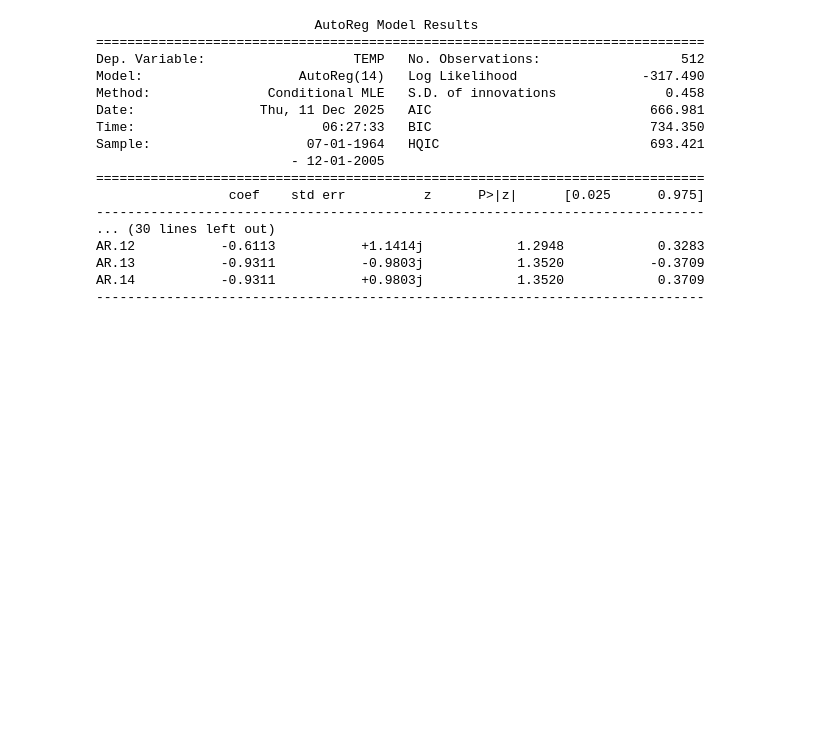
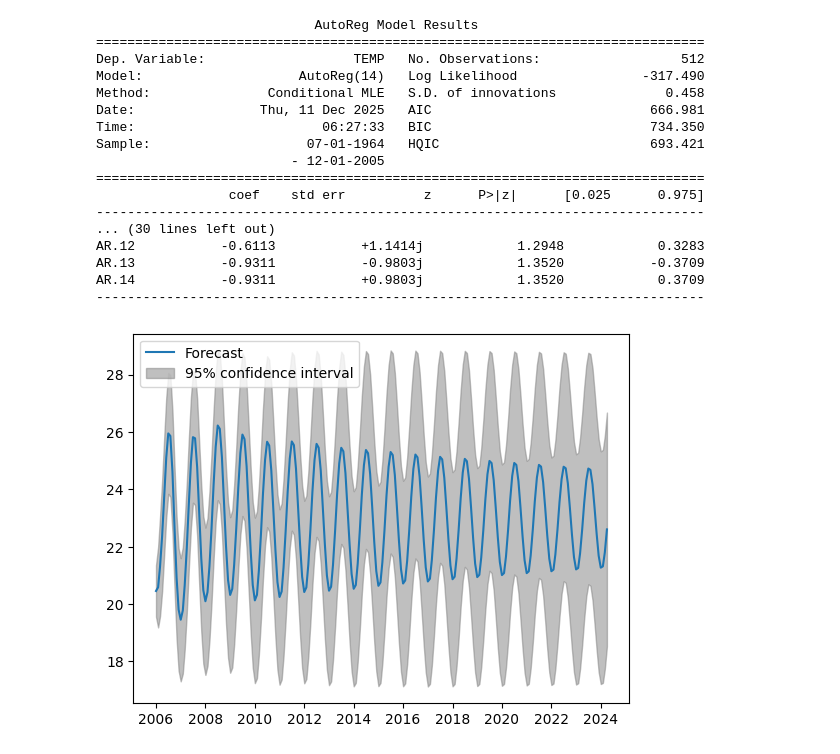
Before and after one commit to JCarapina/Estudos-praticos, a Jupyter notebook: series_temporais_2/notebooks/projeto.ipynb, the cells around one changed output. Drawn from its saved outputs; the diff is of its cells as text; code cells hidden in the pictures; blank space fills up the shorter version.

```diff
--- a/series_temporais_2/notebooks/projeto.ipynb
+++ b/series_temporais_2/notebooks/projeto.ipynb
@@ -157,3 +157,12 @@ AR.12           -0.6113           +1.1414j            1.2948            0.3283
 AR.13           -0.9311           -0.9803j            1.3520           -0.3709
 AR.14           -0.9311           +0.9803j            1.3520            0.3709
 ------------------------------------------------------------------------------
+# %%
+# previsao com autoreg
+from statsmodels.tsa.ar_model import AutoRegResults
+
+mod_result = AutoRegResults(ar_mod, ar_res.params, ar_res.cov_params())
+
+fig = mod_result.plot_predict(len(treino), len(treino)+len(teste)-1)
+# %% [output]
+[figure, added]
```
Also changed, not shown: parts of 6 cells of this notebook.
